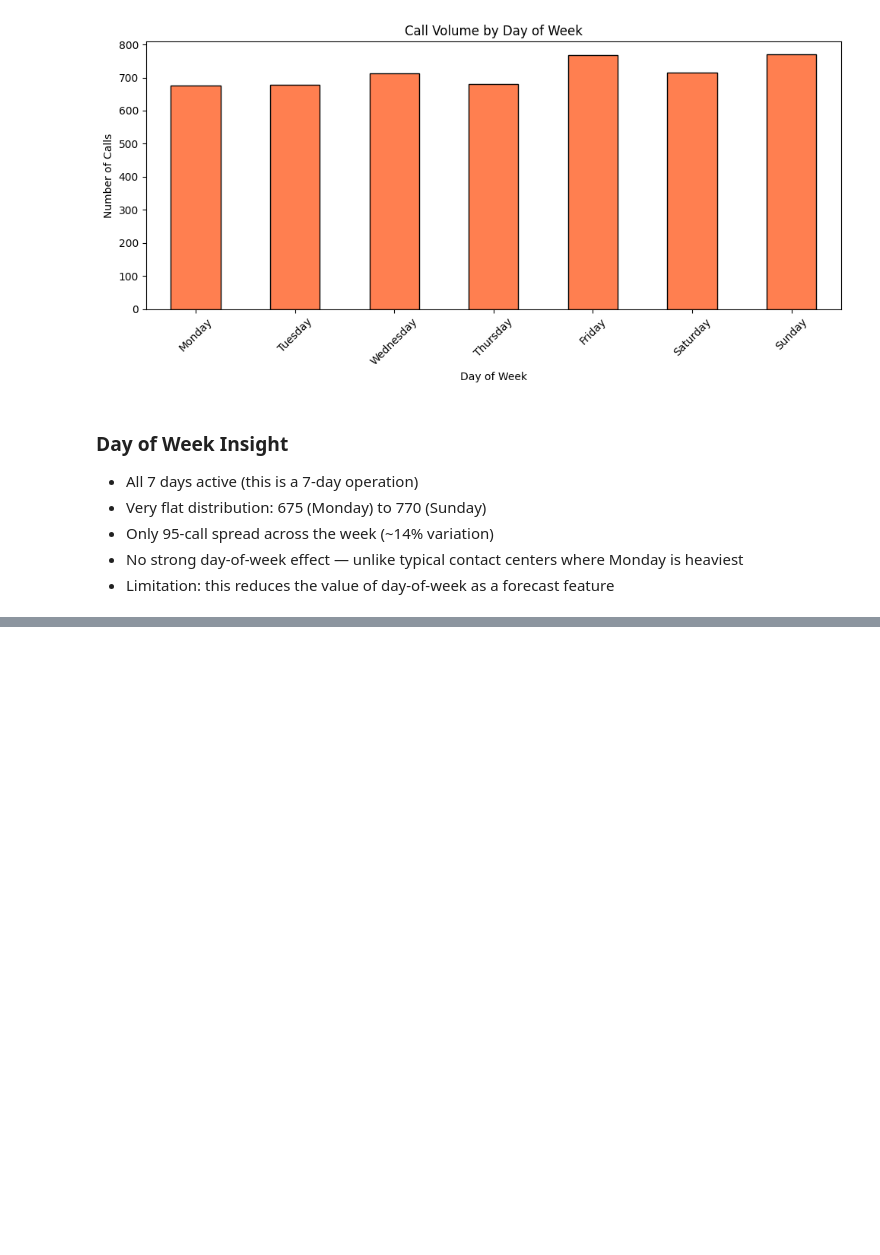
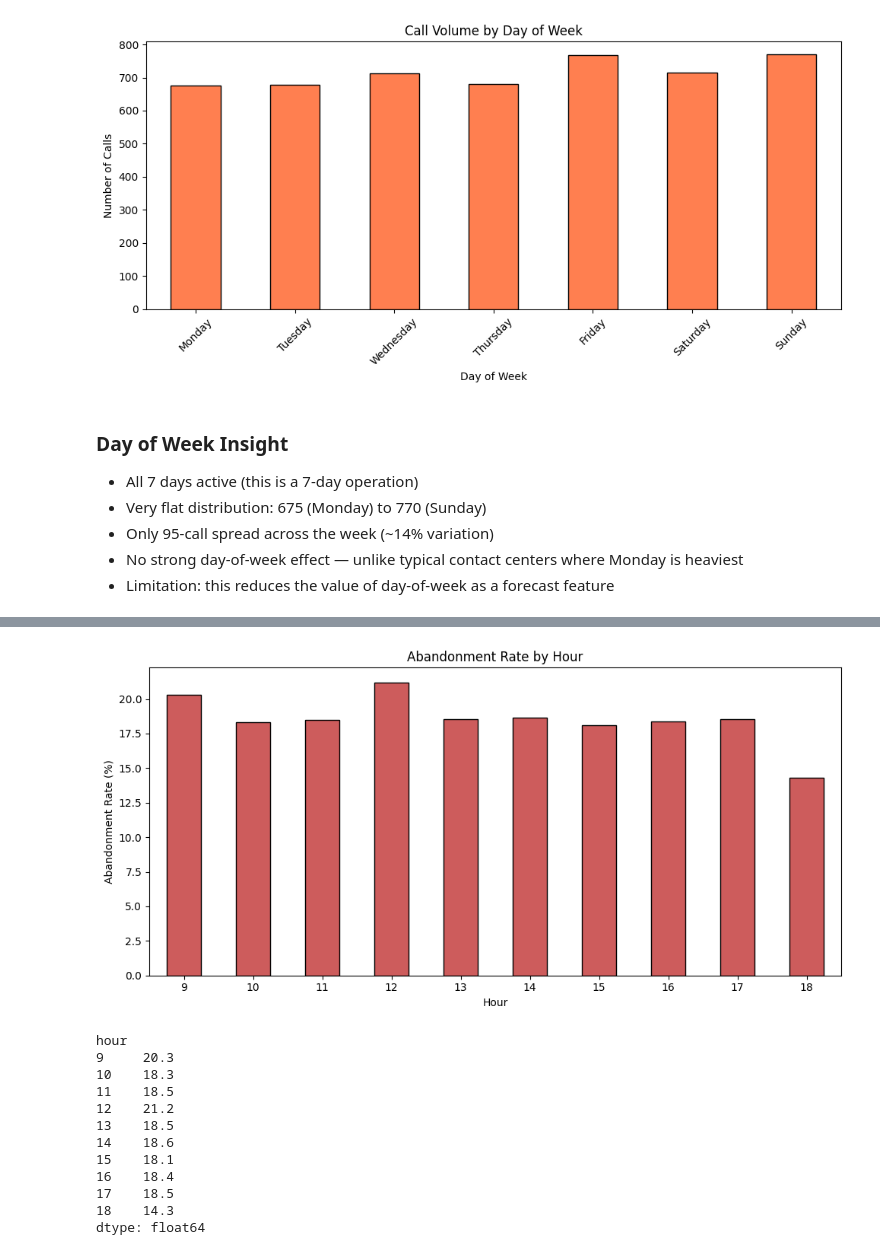
Before and after one commit to sauravjaglan-byte/wfm-forecasting-dashboard, a Jupyter notebook: notebooks/01_eda.ipynb, the cells around one changed output, grey strips where cells are left out. Cells and saved outputs as stored; diff of their text form; code cells hidden in the pictures; blank space fills up the shorter version.

Commit message:
EDA complete: hourly, daily, AHT, abandonment, agent workload, weekly trend

```diff
--- a/notebooks/01_eda.ipynb
+++ b/notebooks/01_eda.ipynb
@@ -110,0 +176,30 @@ plt.show()
+# %%
+abandon_by_hour = df.groupby('hour').apply(
+    lambda x: (x['Answered (Y/N)'] == 'N').sum() / len(x) * 100
+)
+
+
+plt.figure(figsize=(10, 5))
+abandon_by_hour.plot(kind='bar', color='indianred', edgecolor='black')
+plt.title('Abandonment Rate by Hour')
+plt.xlabel('Hour')
+plt.ylabel('Abandonment Rate (%)')
+plt.xticks(rotation=0)
+plt.tight_layout()
+plt.show()
+
+print(abandon_by_hour.round(1))
+# %% [output]
+[figure, added]
+hour
+9     20.3
+10    18.3
+11    18.5
+12    21.2
+13    18.5
+14    18.6
+15    18.1
+16    18.4
+17    18.5
+18    14.3
+dtype: float64
```
Also changed, not shown: parts of 10 cells of this notebook.
